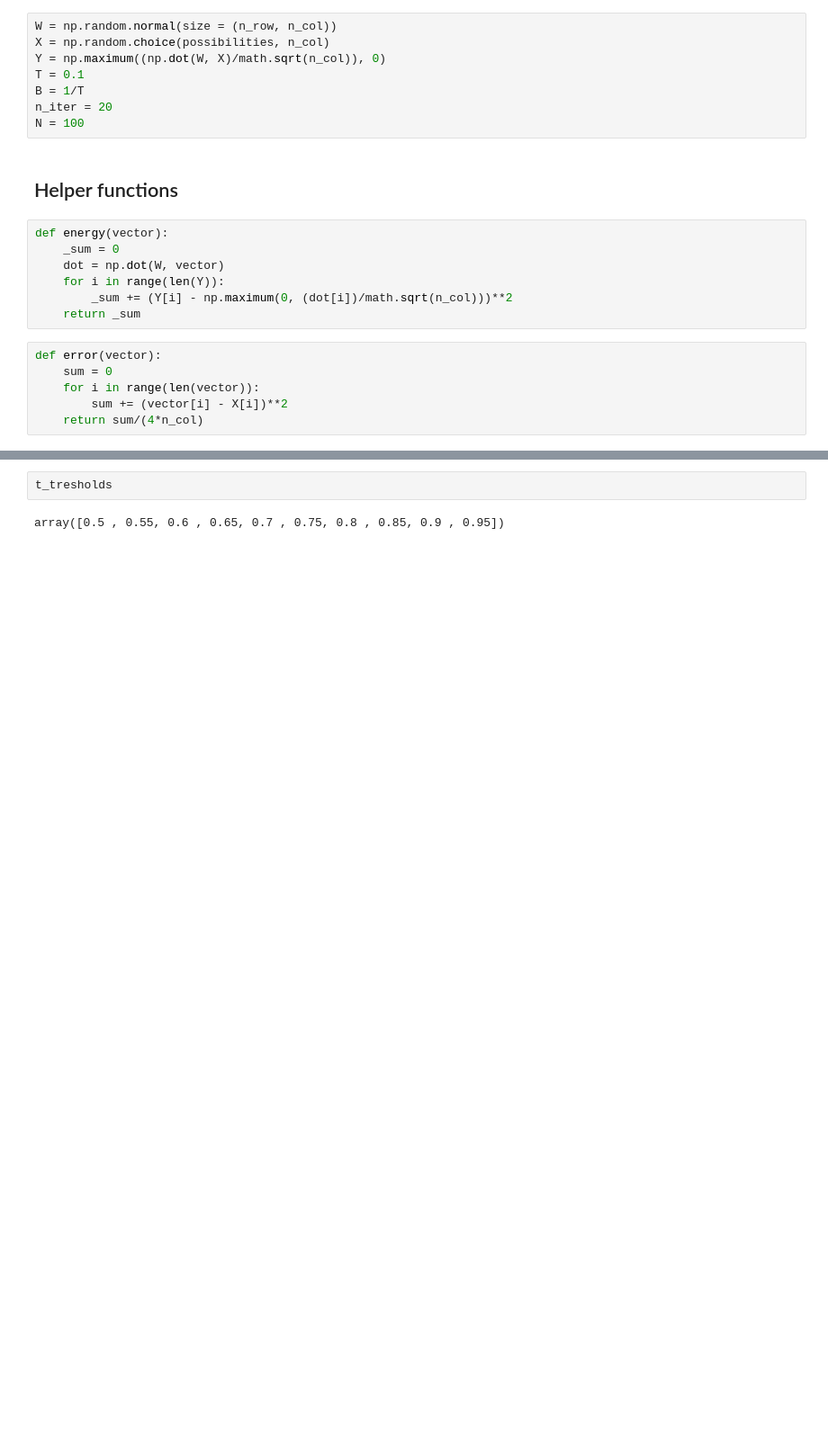
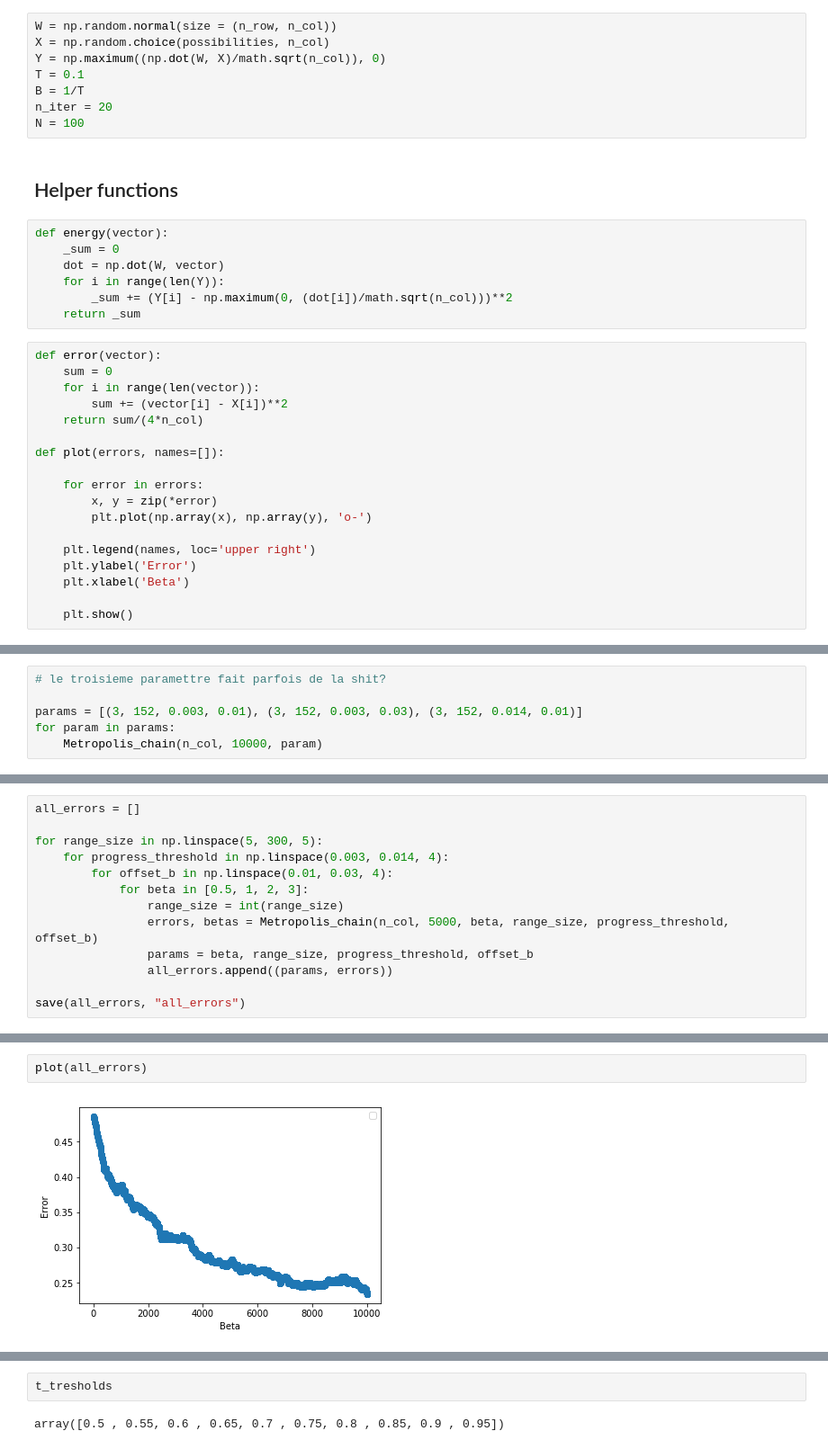
Before and after one commit to arninaud/MCAA_mini_projet, a Jupyter notebook: MCAA_new_version.ipynb, the cells around one changed output, grey strips where cells are left out. Shown at 90% size. Drawn from its saved outputs; the diff is of its cells as text; blank space fills up the shorter version.

```diff
--- a/MCAA_new_version.ipynb
+++ b/MCAA_new_version.ipynb
@@ -36,4 +38,16 @@ def error(vector):
     for i in range(len(vector)):
         sum += (vector[i] - X[i])**2
     return sum/(4*n_col)
+
+def plot(errors, names=[]):
+
+    for error in errors:
+        x, y = zip(*error)
+        plt.plot(np.array(x), np.array(y), 'o-')
+
+    plt.legend(names, loc='upper right')
+    plt.ylabel('Error')
+    plt.xlabel('Beta')
+
+    plt.show()
 # %%
@@ -186,0 +116,6 @@ KeyboardInterrupt:
+# %%
+# le troisieme paramettre fait parfois de la shit?
+
+params = [(3, 152, 0.003, 0.01), (3, 152, 0.003, 0.03), (3, 152, 0.014, 0.01)]
+for param in params:
+    Metropolis_chain(n_col, 10000, param)
@@ -186,0 +127,13 @@ KeyboardInterrupt:
+# %%
+all_errors = []
+
+for range_size in np.linspace(5, 300, 5):
+    for progress_threshold in np.linspace(0.003, 0.014, 4):
+        for offset_b in np.linspace(0.01, 0.03, 4):
+            for beta in [0.5, 1, 2, 3]:
+                range_size = int(range_size)
+                errors, betas = Metropolis_chain(n_col, 5000, beta, range_size, progress_threshold, offset_b)
+                params = beta, range_size, progress_threshold, offset_b
+                all_errors.append((params, errors))
+
+save(all_errors, "all_errors")
@@ -186,0 +225,4 @@ KeyboardInterrupt:
+# %%
+plot(all_errors)
+# %% [output]
+[figure, added]
```
Also changed, not shown: parts of 20 cells of this notebook.
